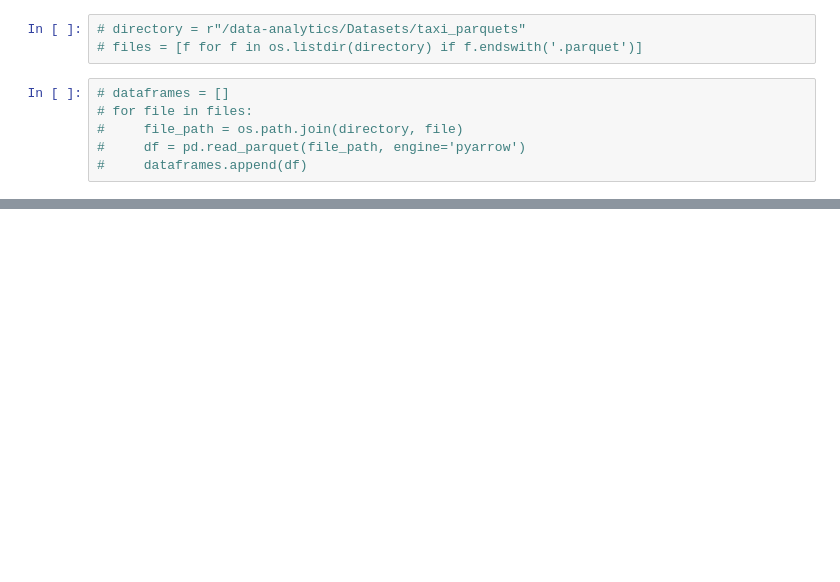
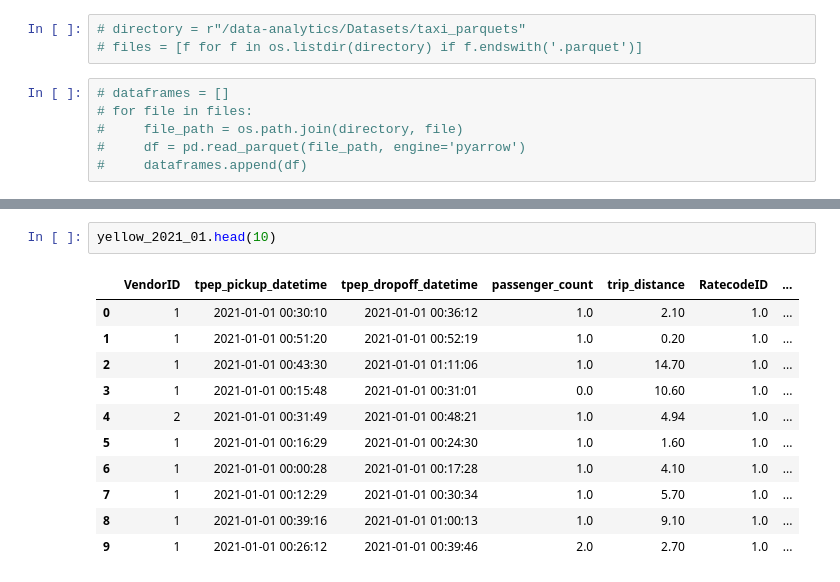
Before and after one commit to DR7439/New-York-App, a Jupyter notebook: data-analytics/taxi_cleaning.ipynb, the cells around one changed output, grey strips where cells are left out. Cells and saved outputs as stored; diff of their text form; blank space fills up the shorter version.

```diff
--- a/data-analytics/taxi_cleaning.ipynb
+++ b/data-analytics/taxi_cleaning.ipynb
@@ -61,0 +247,14 @@ See also:
+# %%
+yellow_2021_01.head(10)
+# %% [output]
+|  | VendorID | tpep_pickup_datetime | tpep_dropoff_datetime | passenger_count | trip_distance | RatecodeID | ... |
+| 0 | 1 | 2021-01-01 00:30:10 | 2021-01-01 00:36:12 | 1.0 | 2.10 | 1.0 | ... |
+| 1 | 1 | 2021-01-01 00:51:20 | 2021-01-01 00:52:19 | 1.0 | 0.20 | 1.0 | ... |
+| 2 | 1 | 2021-01-01 00:43:30 | 2021-01-01 01:11:06 | 1.0 | 14.70 | 1.0 | ... |
+| 3 | 1 | 2021-01-01 00:15:48 | 2021-01-01 00:31:01 | 0.0 | 10.60 | 1.0 | ... |
+| 4 | 2 | 2021-01-01 00:31:49 | 2021-01-01 00:48:21 | 1.0 | 4.94 | 1.0 | ... |
+| 5 | 1 | 2021-01-01 00:16:29 | 2021-01-01 00:24:30 | 1.0 | 1.60 | 1.0 | ... |
+| 6 | 1 | 2021-01-01 00:00:28 | 2021-01-01 00:17:28 | 1.0 | 4.10 | 1.0 | ... |
+| 7 | 1 | 2021-01-01 00:12:29 | 2021-01-01 00:30:34 | 1.0 | 5.70 | 1.0 | ... |
+| 8 | 1 | 2021-01-01 00:39:16 | 2021-01-01 01:00:13 | 1.0 | 9.10 | 1.0 | ... |
+| 9 | 1 | 2021-01-01 00:26:12 | 2021-01-01 00:39:46 | 2.0 | 2.70 | 1.0 | ... |
```
Also changed, not shown: parts of 27 cells of this notebook, 1 other file.
